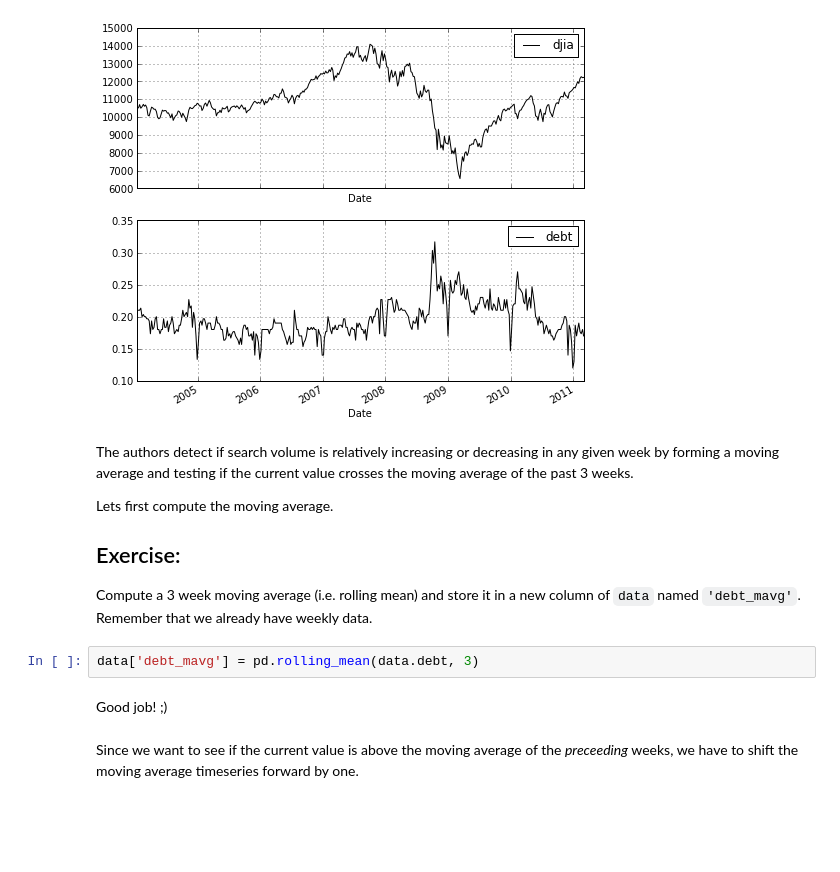
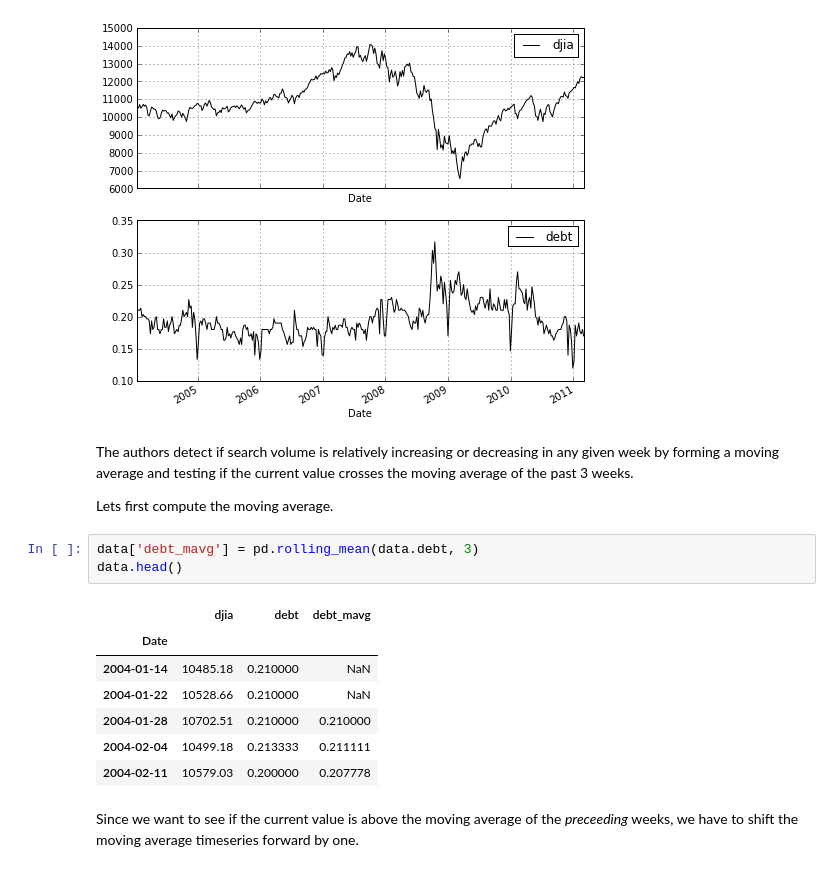
Before and after one commit to twiecki/financial-analysis-python-tutorial, a Jupyter notebook: 2. Pandas replication of Google Trends paper.ipynb, the cells around one changed output. Saved outputs shown, nothing was run; the diff lists cells and outputs as text; blank space fills up the shorter version.

```diff
--- a/2. Pandas replication of Google Trends paper.ipynb
+++ b/2. Pandas replication of Google Trends paper.ipynb
@@ -41,14 +41,17 @@ array([<matplotlib.axes.AxesSubplot object at 0x...>,
 The authors detect if search volume is relatively increasing or decreasing in any given week by forming a moving average and testing if the current value crosses the moving average of the past 3 weeks.
 
 Lets first compute the moving average.
-
-Exercise:
----------
-Compute a 3 week moving average (i.e. rolling mean) and store it in a new column of `data` named `'debt_mavg'`. Remember that we already have weekly data.
 # %%
 data['debt_mavg'] = pd.rolling_mean(data.debt, 3)
+data.head()
+# %% [output]
+|  | djia | debt | debt_mavg |
+| Date |  |  |  |
+| 2004-01-14 | 10485.18 | 0.210000 | NaN |
+| 2004-01-22 | 10528.66 | 0.210000 | NaN |
+| 2004-01-28 | 10702.51 | 0.210000 | 0.210000 |
+| 2004-02-04 | 10499.18 | 0.213333 | 0.211111 |
+| 2004-02-11 | 10579.03 | 0.200000 | 0.207778 |
-# %% [markdown]
-Good job! ;)
 # %% [markdown]
 Since we want to see if the current value is above the moving average of the *preceeding* weeks, we have to shift the moving average timeseries forward by one.
 # %%
```
Also changed, not shown: parts of 10 cells of this notebook, 2 other files.
